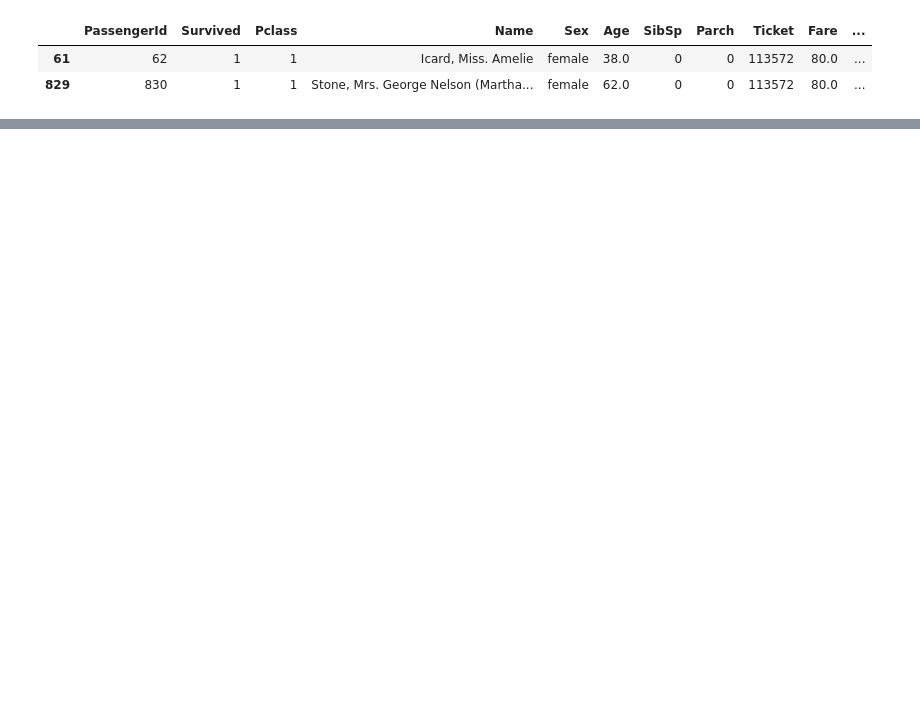
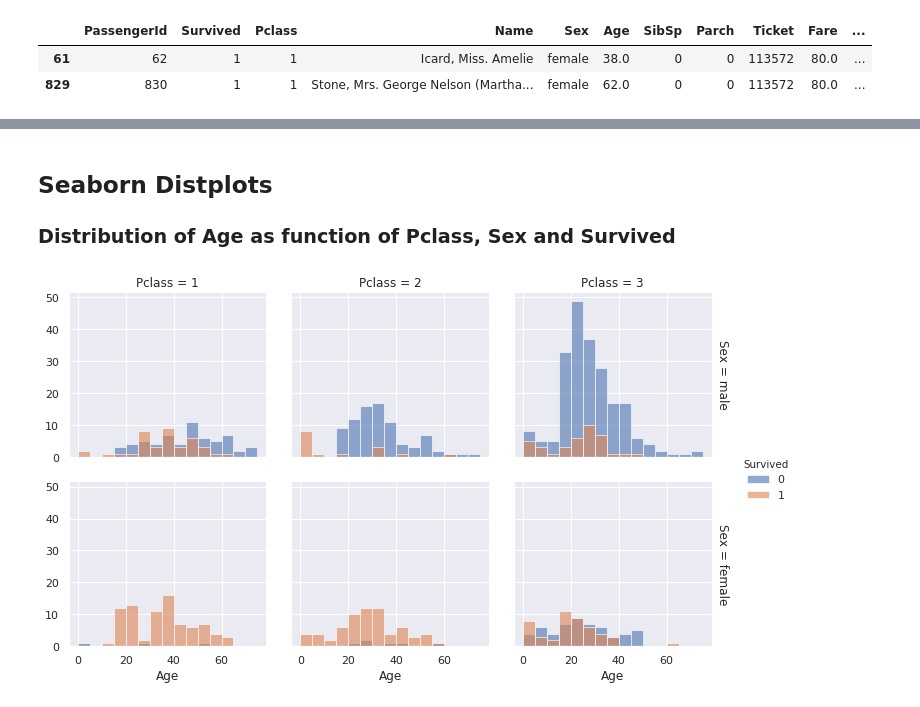
Before and after one commit to xcnkx/kaggle_titanic, a Jupyter notebook: notebooks/kaggle_titanic.ipynb, the cells around one changed output, grey strips where cells are left out. Cells and saved outputs as stored; diff of their text form; code cells hidden in the pictures; blank space fills up the shorter version.

```diff
--- a/notebooks/kaggle_titanic.ipynb
+++ b/notebooks/kaggle_titanic.ipynb
@@ -138,0 +162,11 @@ train_df[train_df['Embarked'].isnull()]
+# %% [markdown]
+## Seaborn Distplots
+### Distribution of Age as function of Pclass, Sex and Survived
+# %%
+bins = np.arange(0, 80, 5)
+g = sns.FacetGrid(train_df, row='Sex', col='Pclass', hue='Survived', margin_titles=True, height=3, aspect=1.1)
+g.map(sns.distplot, 'Age', kde=False, bins=bins,hist_kws=dict(alpha=0.6))
+g.add_legend()
+plt.show()
+# %% [output]
+[figure, added]
```
Also changed, not shown: parts of 16 cells of this notebook.
